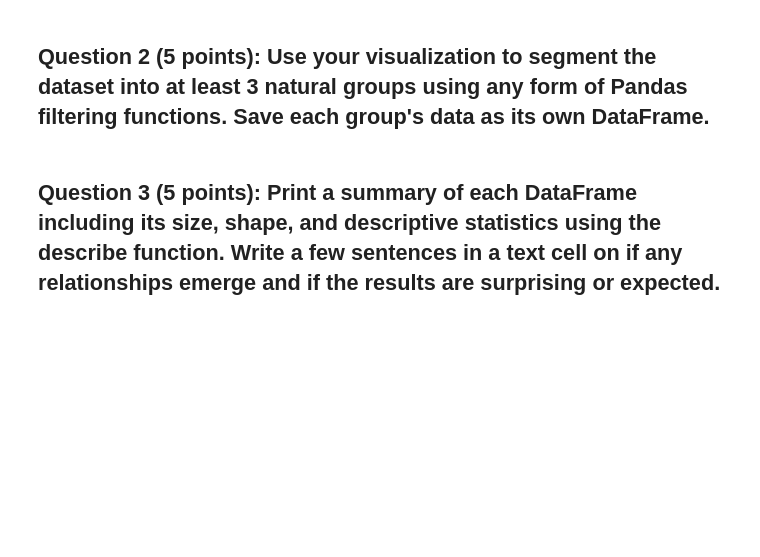
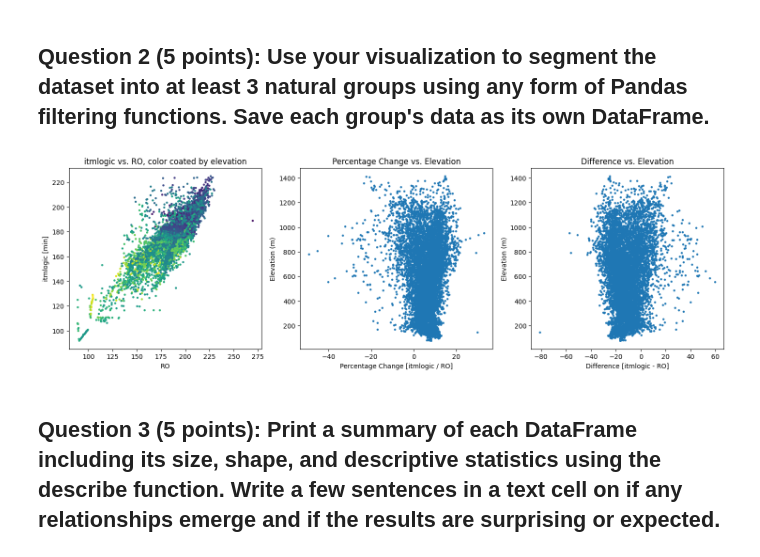
Before and after one commit to jez2sk/DS-3001, a Jupyter notebook: labs/Lab_1_Pandas_and_Data_Sourcing v2.ipynb, the cells around one changed output. Drawn from its saved outputs; the diff is of its cells as text; code cells hidden in the pictures; blank space fills up the shorter version.

```diff
--- a/labs/Lab_1_Pandas_and_Data_Sourcing v2.ipynb
+++ b/labs/Lab_1_Pandas_and_Data_Sourcing v2.ipynb
@@ -62,5 +53,26 @@ df.head(5)
 # %% [markdown]
 ## **Question 2 (5 points):** Use your visualization to segment the dataset into at least 3 natural groups using any form of Pandas filtering functions. Save each group's data as its own DataFrame.
+# %%
+fig, axs = plt.subplots(1, 3, figsize=(18,5))
+
+axs[0].scatter(x = comp_450_df["TPA - TAP RO"], y = comp_450_df["TPA - itmlogic [min]"], s=5, c = comp_450_df["Elevation (m)"])
+axs[0].set_title("itmlogic vs. RO, color coated by elevation")
+axs[0].set_ylabel("itmlogic [min]")
+axs[0].set_xlabel("RO")
+
+axs[1].scatter(x = comp_450_df["Percentage Change [itmlogic / RO]"], y = comp_450_df["Elevation (m)"], s=5)
+axs[1].set_title("Percentage Change vs. Elevation")
+axs[1].set_xlabel("Percentage Change [itmlogic / RO]")
+axs[1].set_ylabel("Elevation (m)")
+
+axs[2].scatter(x = comp_450_df["Difference [itmlogic - RO]"], y = comp_450_df["Elevation (m)"], s=5)
+axs[2].set_title("Difference vs. Elevation")
+axs[2].set_xlabel("Difference [itmlogic - RO]")
+axs[2].set_ylabel("Elevation (m)")
+
+plt.show()
+# %% [output]
+[figure, added]
 # %% [markdown]
 ## **Question 3 (5 points):** Print a summary of each DataFrame including its size, shape, and descriptive statistics using the describe function. Write a few sentences in a text cell on if any relationships emerge and if the results are surprising or expected.
 # %% [markdown]
```
Also changed, not shown: parts of 3 cells of this notebook.
